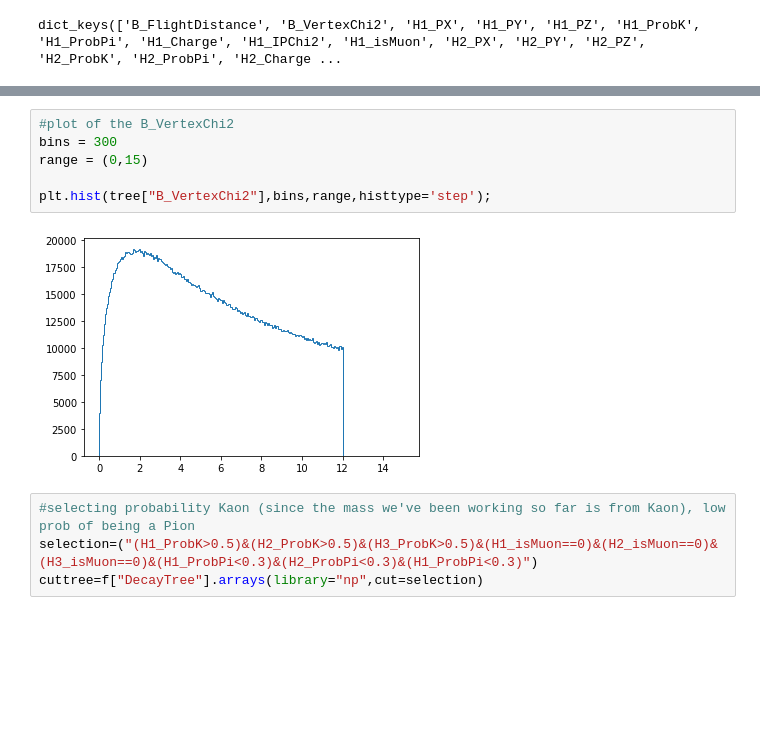
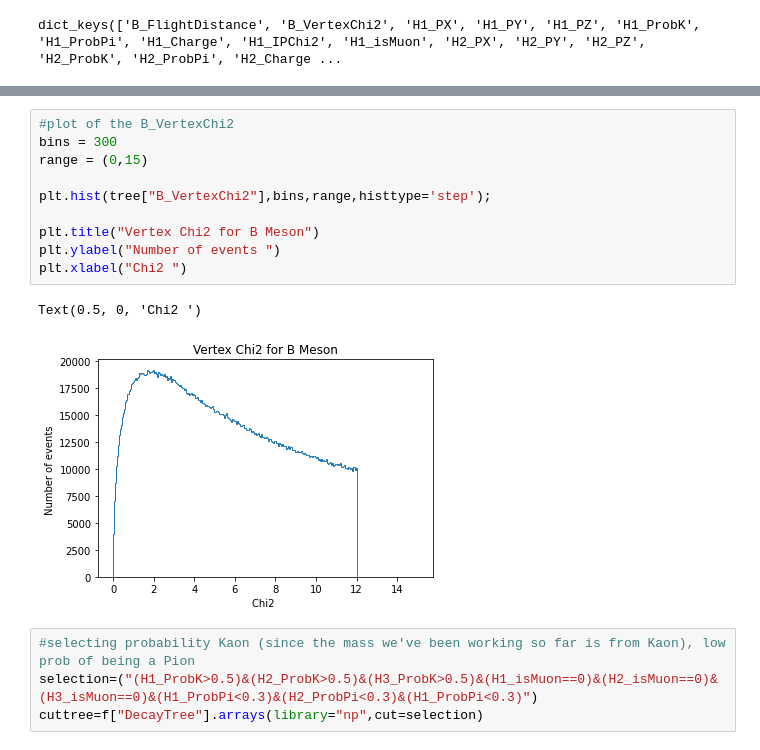
Before and after one commit to margheritawar/PRA3024, a Jupyter notebook: LHCb_2023_no_root.ipynb, the cells around one changed output, grey strips where cells are left out. Drawn from its saved outputs; the diff is of its cells as text; blank space fills up the shorter version.

```diff
--- a/LHCb_2023_no_root.ipynb
+++ b/LHCb_2023_no_root.ipynb
@@ -99,11 +125,16 @@ plt.hist(tree["H3_ProbPi"],bins,range,histtype='step');
 # %%
 #plot of the B_VertexChi2
 bins = 300
 range = (0,15)
 
 plt.hist(tree["B_VertexChi2"],bins,range,histtype='step');
+
+plt.title("Vertex Chi2 for B Meson")
+plt.ylabel("Number of events ")
+plt.xlabel("Chi2 ")
 # %% [output]
+Text(0.5, 0, 'Chi2 ')
-[figure, old version]
+[figure, new version]
 # %%
 #selecting probability Kaon (since the mass we've been working so far is from Kaon), low prob of being a Pion
 selection=("(H1_ProbK>0.5)&(H2_ProbK>0.5)&(H3_ProbK>0.5)&(H1_isMuon==0)&(H2_isMuon==0)&(H3_isMuon==0)&(H1_ProbPi<0.3)&(H2_ProbPi<0.3)&(H1_ProbPi<0.3)")
```
Also changed, not shown: parts of 7 cells of this notebook.
